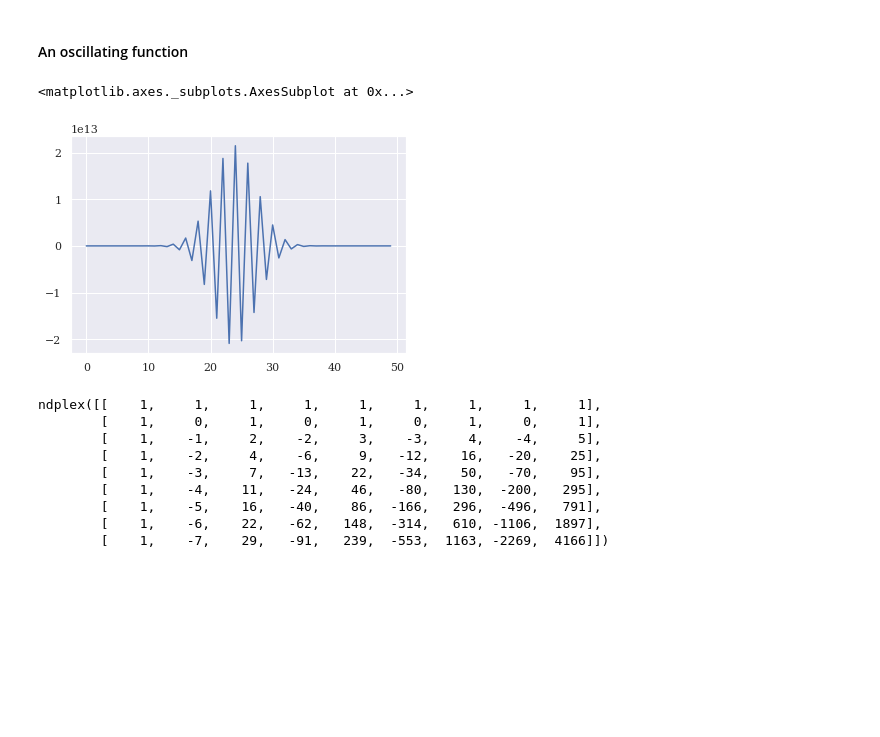
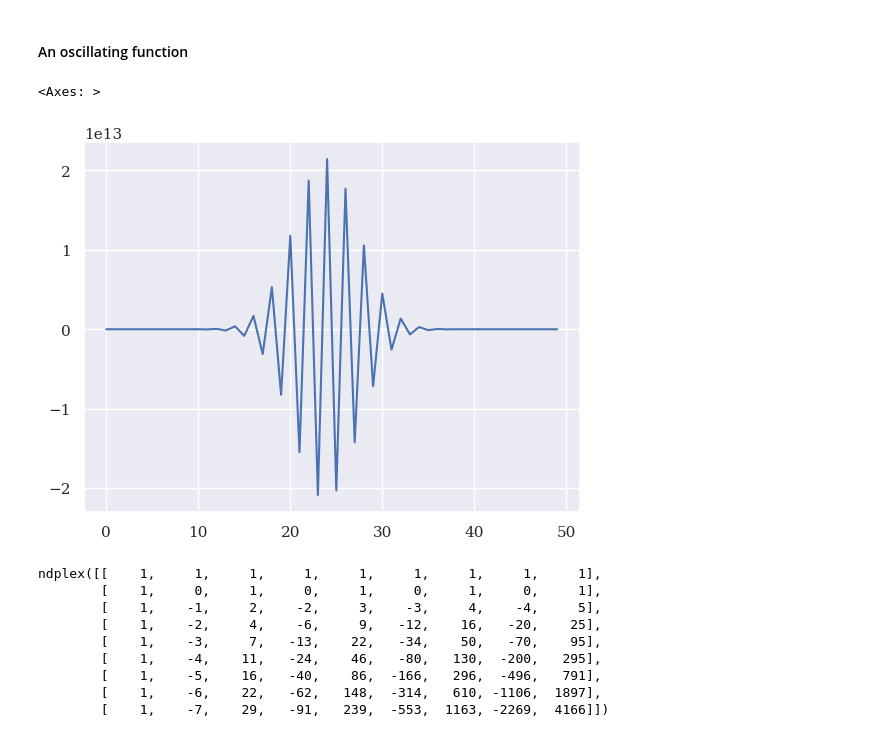
Before and after one commit to tedteske/ndplex, a Jupyter notebook: ndplex_array.ipynb, the cells around one changed output. Cells and saved outputs as stored; diff of their text form; code cells hidden in the pictures; blank space fills up the shorter version.

```diff
--- a/ndplex_array.ipynb
+++ b/ndplex_array.ipynb
@@ -3,6 +3,10 @@
 # %% [markdown]
 ## The Generic n-Dimensional m-Plex ("ndplex") Array: Class Definition
 # %%
+#
+# Author: Ted Teske 2019-2024
+#
+
 import numpy as np
 from scipy.stats import norm
 import itertools as it
@@ -149,7 +153,7 @@ class ndplex(np.ndarray):
             pad_row = self.nrows
             fancy_index = np.where((fancy_index < 0)|(fancy_index >= pad_row),
                                    pad_row, fancy_index)
-            fancy_index_final = list(fancy_index)
+            fancy_index_final = tuple(fancy_index)
 
             # Pads ndplex with zeros on the outside edges.
             pad_locs = []
@@ -434,7 +438,7 @@ def plot_ndplex(ndplex, move=None, loc=None,
 
     figsize = tuple(scale * x for x in ndplex.shape[::-1])
     fig, ax = plt.subplots(facecolor='lightgray', figsize=figsize)
-    fig.text(.5, .05, caption, ha='center', fontsize=fontsize)
+    fig.text(.5, .02, caption, ha='center', fontsize=fontsize)
     if xlabel:
         plt.xlabel(xlabel, fontsize=fontsize)
     if ylabel:
@@ -1110,12 +1114,12 @@ diag_as_hist(y, labels=labels, normed=False)
 # %%
 size = 50
 func = lambda x: x[0]-x[1]
-p = ndplex(size,edges=2,dtype=np.float, func=func)
+p = ndplex(size,edges=2,dtype=float, func=func)
 y = p.diag(loc=(size-1,0),move=(-1,1))
 sns.lineplot(x=np.arange(len(y)), y=y)
 # %% [output]
-<matplotlib.axes._subplots.AxesSubplot at 0x...>
+<Axes: >
-[figure, old version]
+[figure, new version]
 # %%
 p = ndplex(9,edges=2,dtype=int, func=func)
 p
```
Also changed, not shown: parts of 44 cells of this notebook.
